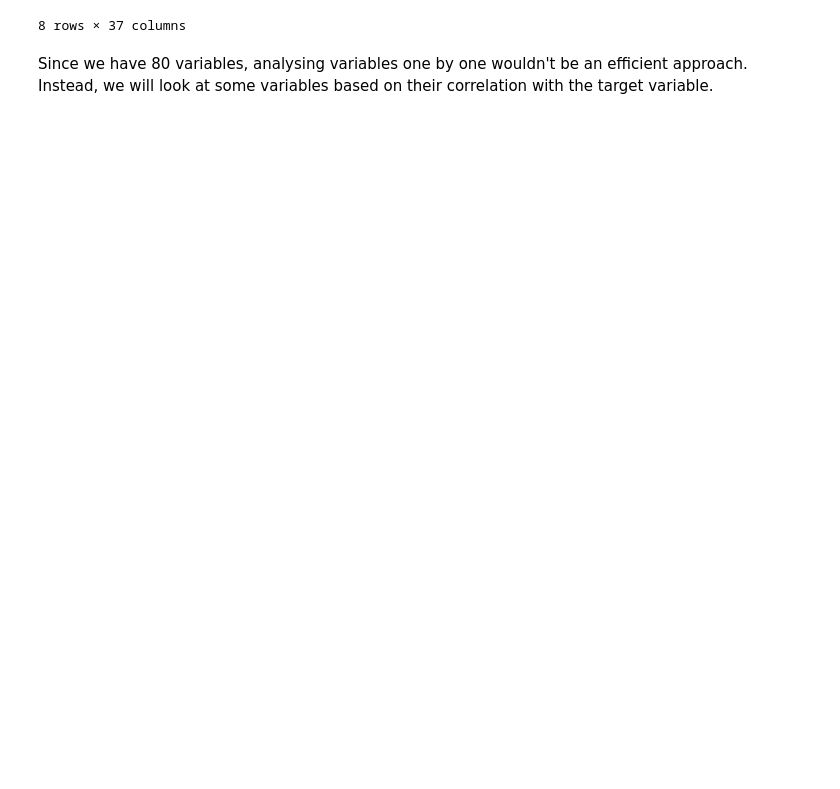
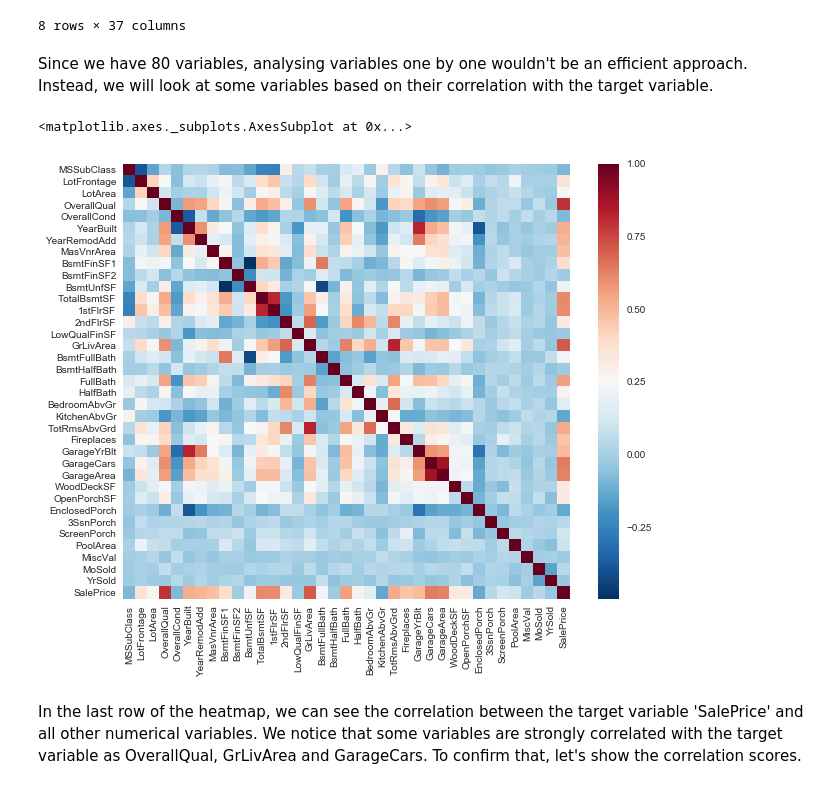
Before and after one commit to cyuss/house_prices, a Jupyter notebook: notebooks/exploration.ipynb, the cells around one changed output. Drawn from its saved outputs; the diff is of its cells as text; code cells hidden in the pictures; blank space fills up the shorter version.

Commit message:
correlation analysis with the target variable

```diff
--- a/notebooks/exploration.ipynb
+++ b/notebooks/exploration.ipynb
@@ -178,3 +178,13 @@ df_num.describe()
 8 rows × 37 columns
 # %% [markdown]
 Since we have 80 variables, analysing variables one by one wouldn't be an efficient approach. Instead, we will look at some variables based on their correlation with the target variable.
+# %%
+# correlation heatmap
+corr = df_num.corr()
+fig, ax = plt.subplots(figsize=(10,8))
+sns.heatmap(corr, ax=ax, cmap='RdBu_r')
+# %% [output]
+<matplotlib.axes._subplots.AxesSubplot at 0x...>
+[figure, added]
+# %% [markdown]
+In the last row of the heatmap, we can see the correlation between the target variable 'SalePrice' and all other numerical variables. We notice that some variables are strongly correlated with the target variable as OverallQual, GrLivArea and GarageCars. To confirm that, let's show the correlation scores.
```
Also changed, not shown: parts of 2 cells of this notebook.
